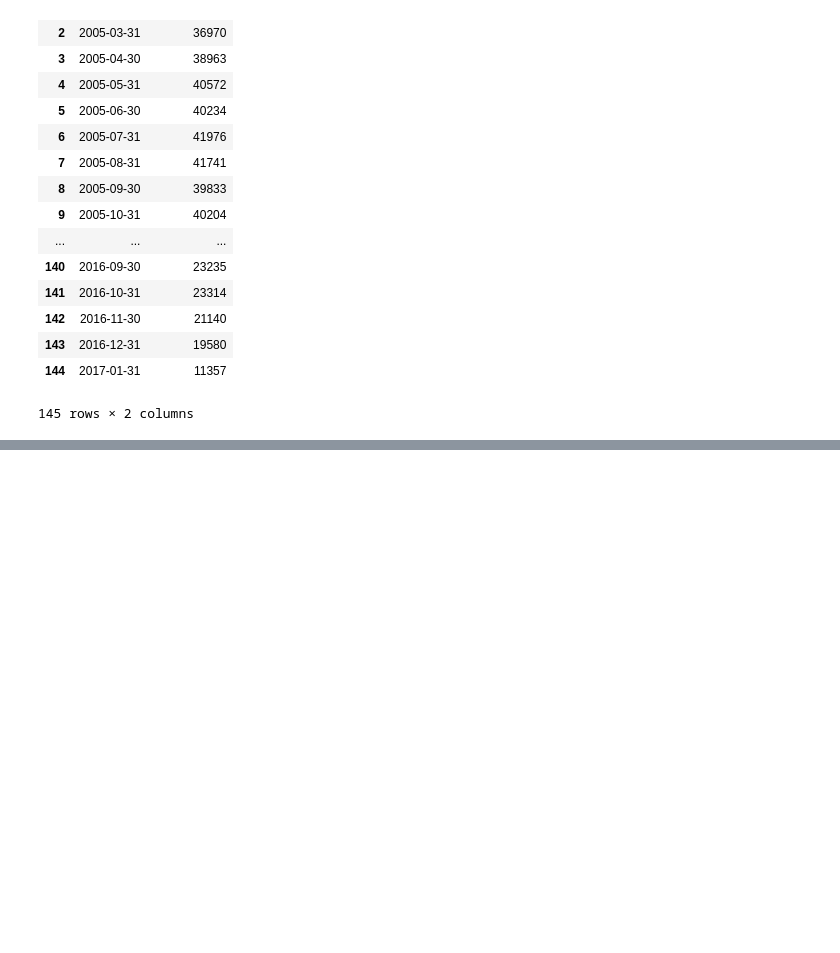
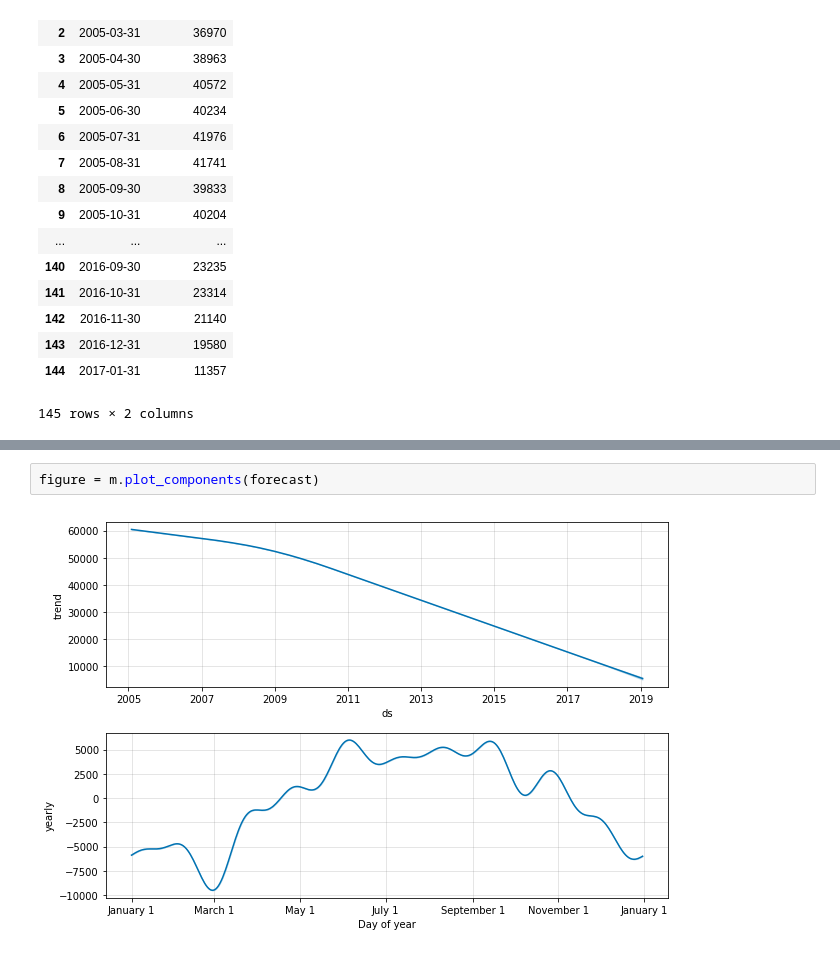
Before and after one commit to sagecodes/chicago-crime-prediction-fbprophet, a Jupyter notebook: chicago-crime-prediction-fbprophet.ipynb, the cells around one changed output, grey strips where cells are left out. Saved outputs shown, nothing was run; the diff lists cells and outputs as text; blank space fills up the shorter version.

```diff
--- a/chicago-crime-prediction-fbprophet.ipynb
+++ b/chicago-crime-prediction-fbprophet.ipynb
@@ -292,0 +349,4 @@ chicago_prophet_df_final = chicago_prophet.rename(columns = {'Date':'ds','Crime'
+# %%
+figure = m.plot_components(forecast)
+# %% [output]
+[figure, added]
```
Also changed, not shown: parts of 6 cells of this notebook.
